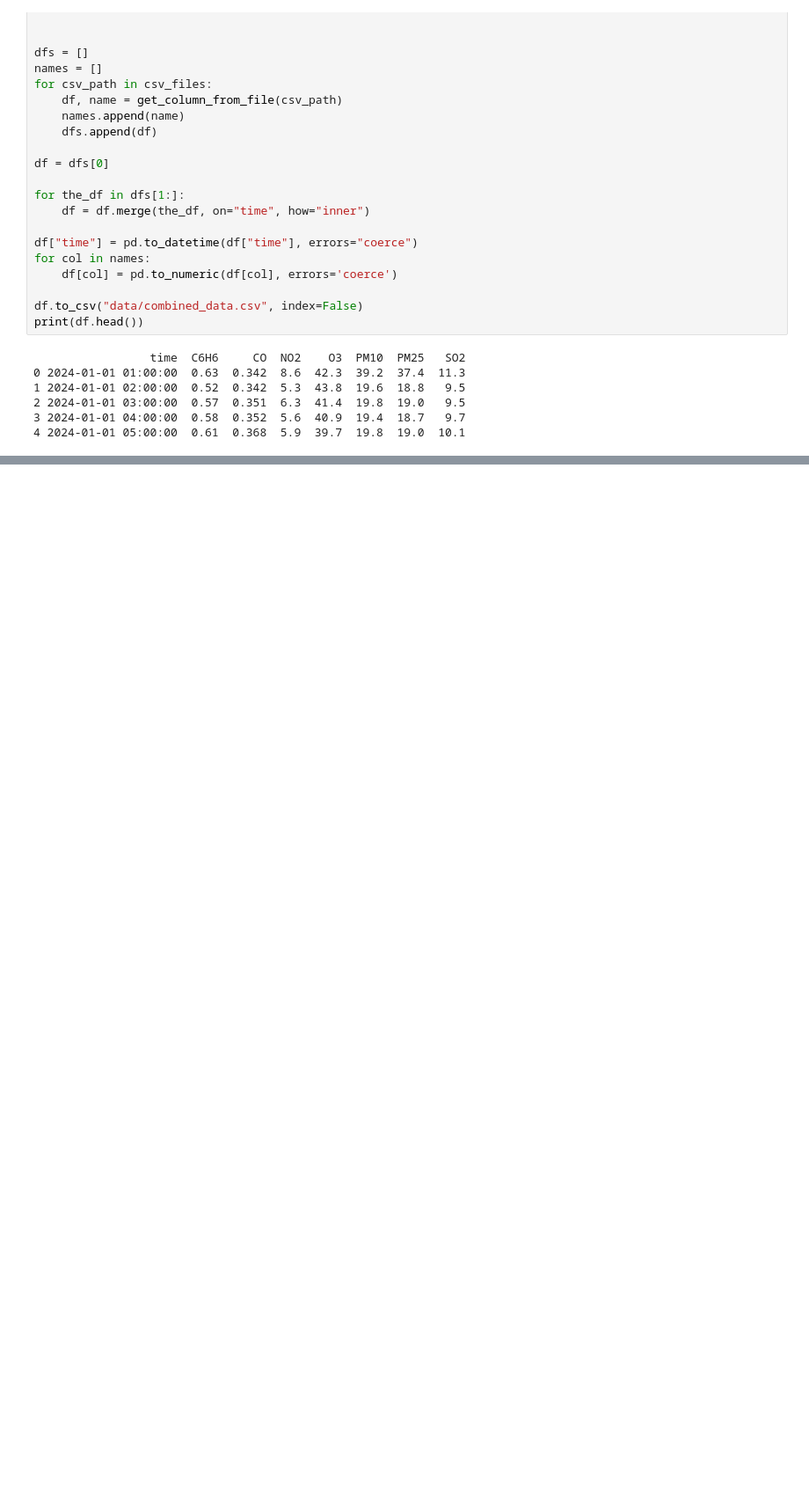
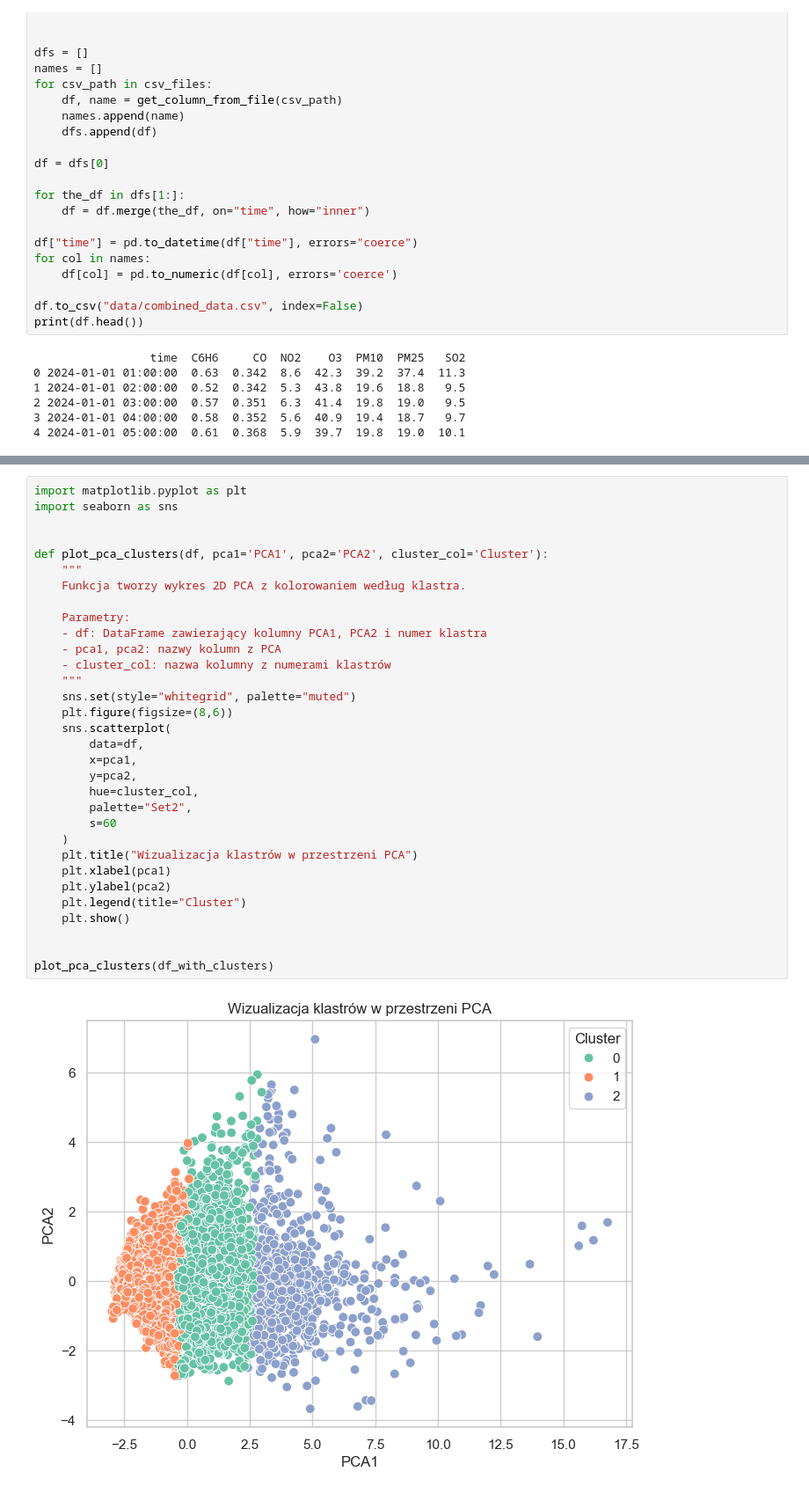
Before and after one commit to martmar02/odwos, a Jupyter notebook: prepare_data.ipynb, the cells around one changed output, grey strips where cells are left out. Shown at 88% size. Drawn from its saved outputs; the diff is of its cells as text; blank space fills up the shorter version.

```diff
--- a/prepare_data.ipynb
+++ b/prepare_data.ipynb
@@ -75,0 +332,34 @@ print(df.head())
+# %%
+import matplotlib.pyplot as plt
+import seaborn as sns
+
+
+def plot_pca_clusters(df, pca1='PCA1', pca2='PCA2', cluster_col='Cluster'):
+    """
+    Funkcja tworzy wykres 2D PCA z kolorowaniem według klastra.
+
+    Parametry:
+    - df: DataFrame zawierający kolumny PCA1, PCA2 i numer klastra
+    - pca1, pca2: nazwy kolumn z PCA
+    - cluster_col: nazwa kolumny z numerami klastrów
+    """
+    sns.set(style="whitegrid", palette="muted")
+    plt.figure(figsize=(8,6))
+    sns.scatterplot(
+        data=df,
+        x=pca1,
+        y=pca2,
+        hue=cluster_col,
+        palette="Set2",
+        s=60
+    )
+    plt.title("Wizualizacja klastrów w przestrzeni PCA")
+    plt.xlabel(pca1)
+    plt.ylabel(pca2)
+    plt.legend(title="Cluster")
+    plt.show()
+
+
+plot_pca_clusters(df_with_clusters)
+# %% [output]
+[figure, added]
```
Also changed, not shown: parts of 10 cells of this notebook.
